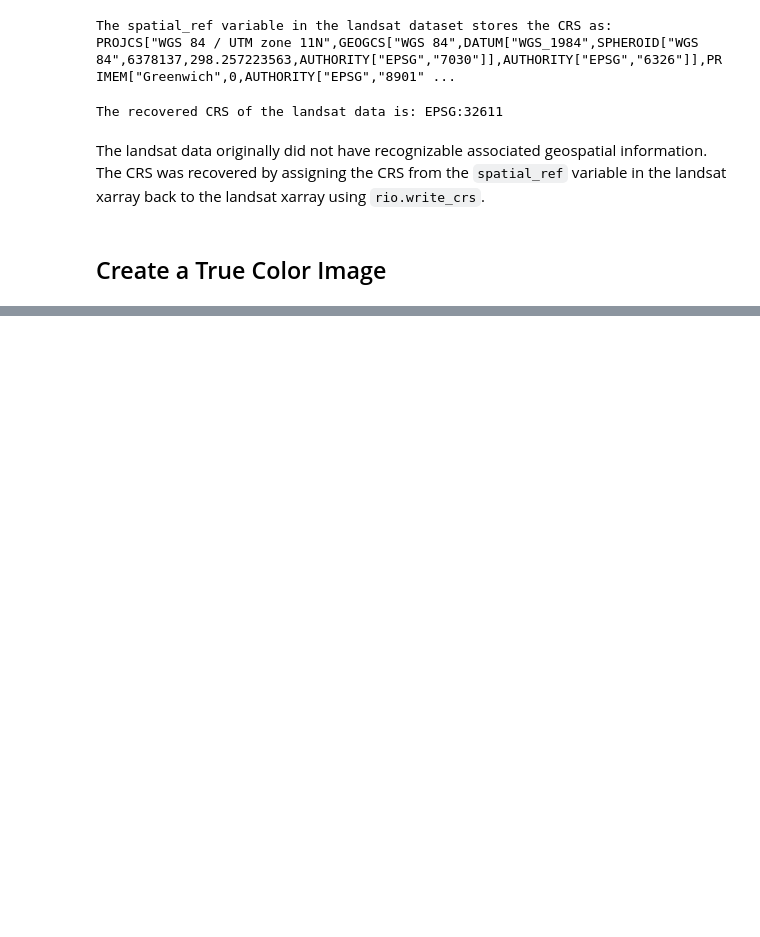
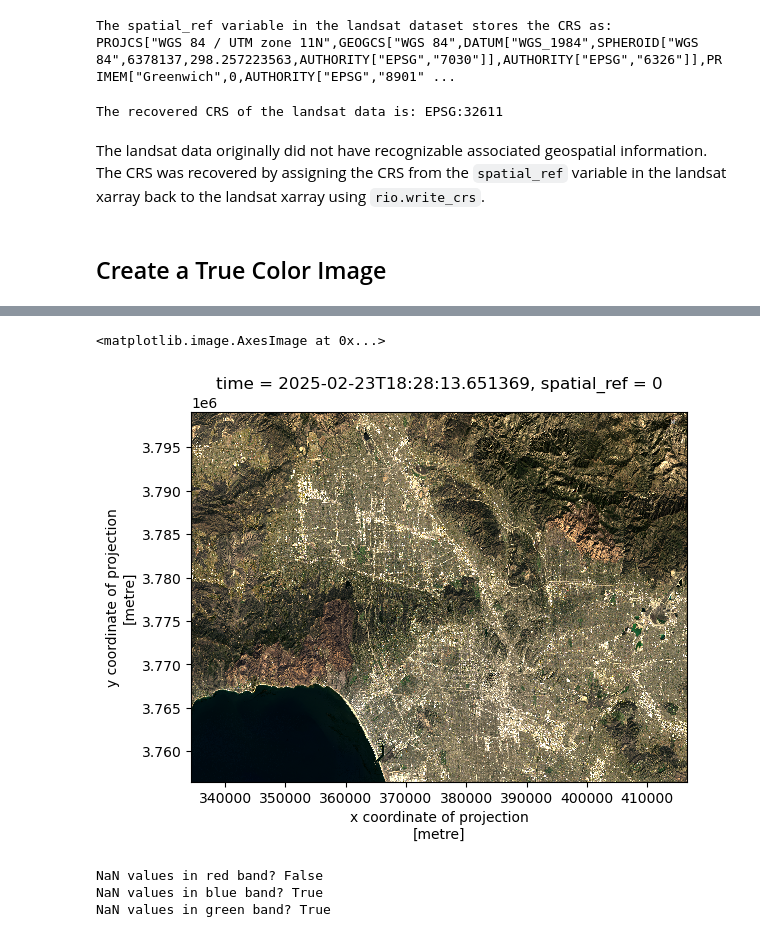
Before and after one commit to pr-scilla/eds220-hwk4, a Jupyter notebook: hwk4-task2-false-color-PIERCE.ipynb, the cells around one changed output, grey strips where cells are left out. Cells and saved outputs as stored; diff of their text form; code cells hidden in the pictures; blank space fills up the shorter version.

```diff
--- a/hwk4-task2-false-color-PIERCE.ipynb
+++ b/hwk4-task2-false-color-PIERCE.ipynb
@@ -188,0 +206,14 @@ The landsat data originally did not have recognizable associated geospatial info
+# %%
+# Adjust scale
+landsat_geo[['red', 'green', 'blue']].to_dataarray().plot.imshow(robust=True)
+# %% [output]
+<matplotlib.image.AxesImage at 0x...>
+[figure, added]
+# %%
+# Identify nan values
+for band in ['red', 'blue', 'green']:
+    print(f"NaN values in {band} band? {landsat_geo[band].isnull().any().item()}")
+# %% [output]
+NaN values in red band? False
+NaN values in blue band? True
+NaN values in green band? True
```
Also changed, not shown: parts of 5 cells of this notebook.
